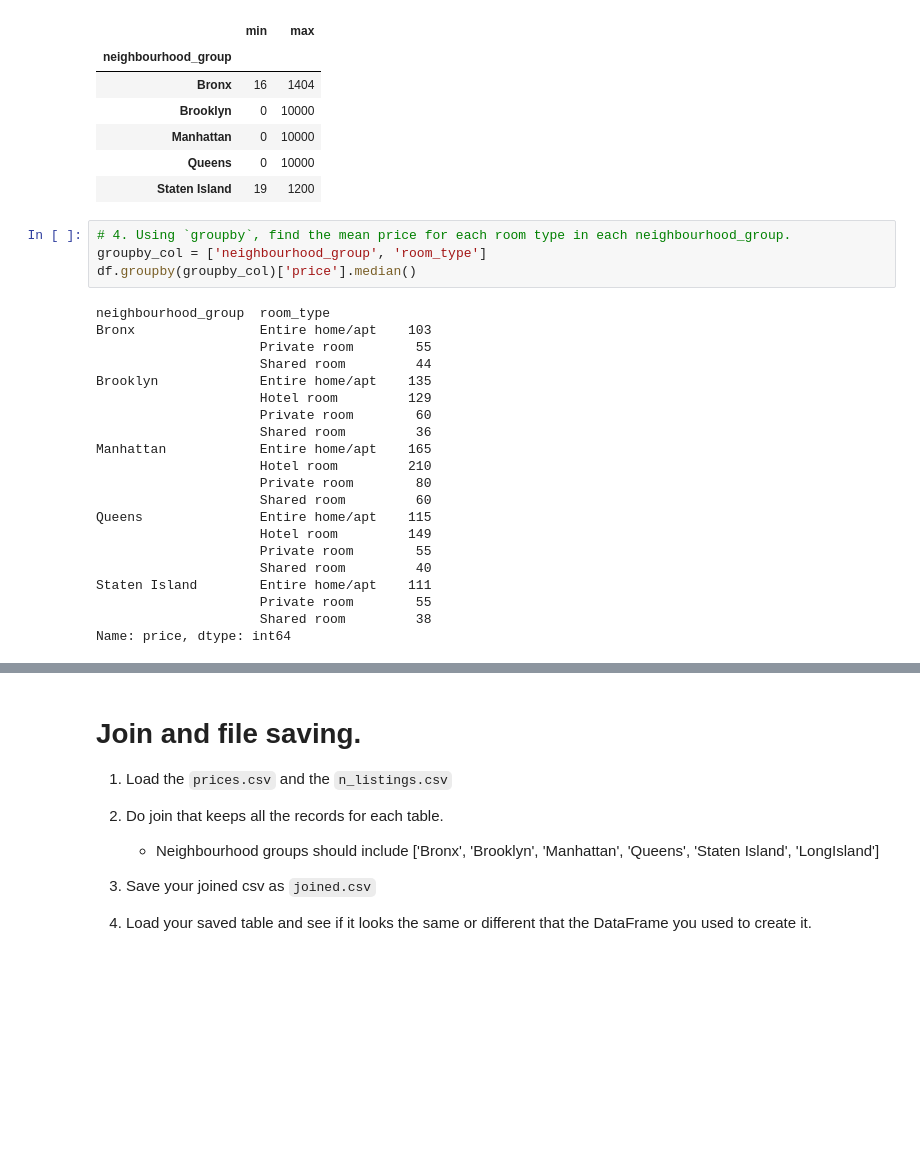
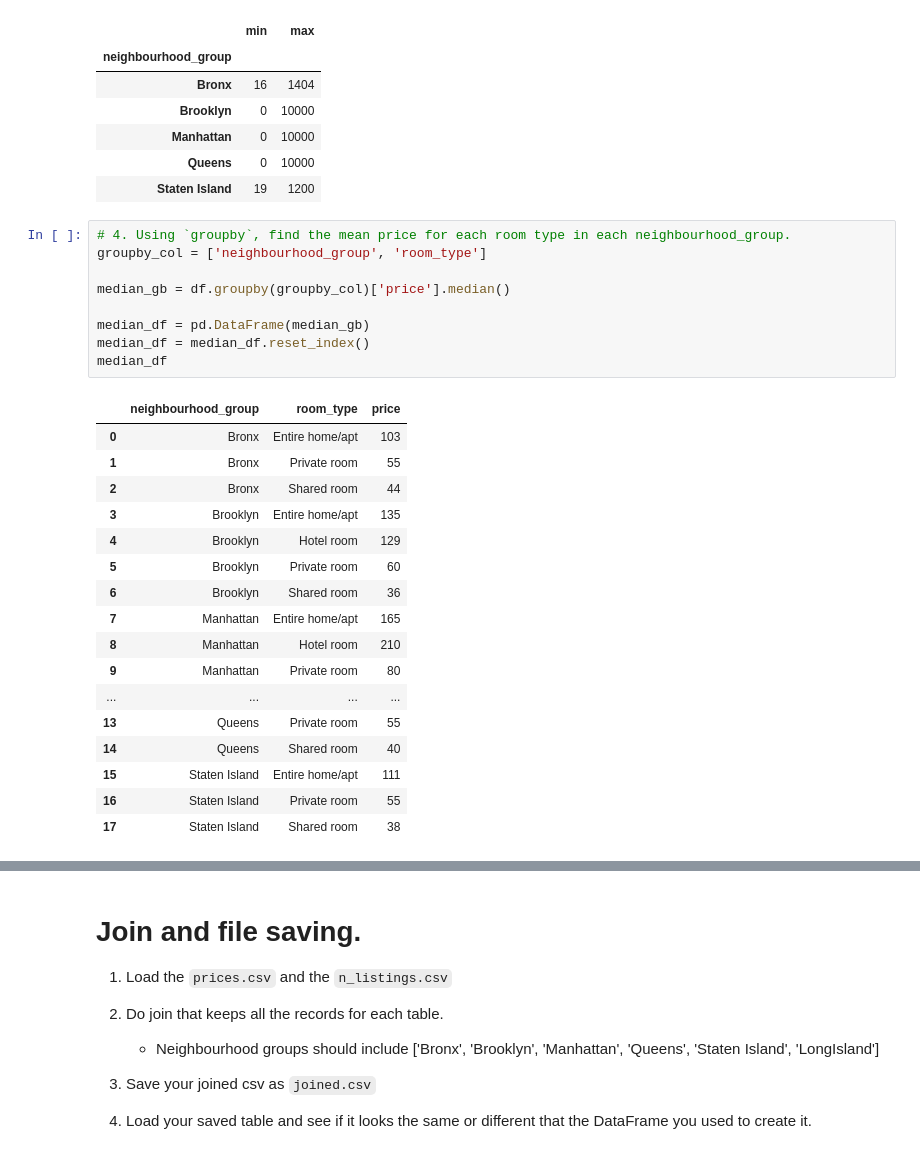
Before and after one commit to xuejin13/2020-fall-data-science, a Jupyter notebook: Week1-Pandas/Exercise.ipynb, the cells around one changed output, grey strips where cells are left out. Drawn from its saved outputs; the diff is of its cells as text; blank space fills up the shorter version.

```diff
--- a/Week1-Pandas/Exercise.ipynb
+++ b/Week1-Pandas/Exercise.ipynb
@@ -234,28 +242,30 @@ df.groupby('neighbourhood_group')['price'].agg(['min', 'max'])
 # %%
 # 4. Using `groupby`, find the mean price for each room type in each neighbourhood_group.
 groupby_col = ['neighbourhood_group', 'room_type']
-df.groupby(groupby_col)['price'].median()
+
+median_gb = df.groupby(groupby_col)['price'].median()
+
+median_df = pd.DataFrame(median_gb)
+median_df = median_df.reset_index()
+median_df
 # %% [output]
-neighbourhood_group  room_type
-Bronx                Entire home/apt    103
-                     Private room        55
-                     Shared room         44
-Brooklyn             Entire home/apt    135
-                     Hotel room         129
-                     Private room        60
-                     Shared room         36
-Manhattan            Entire home/apt    165
-                     Hotel room         210
-                     Private room        80
-                     Shared room         60
-Queens               Entire home/apt    115
-                     Hotel room         149
-                     Private room        55
-                     Shared room         40
-Staten Island        Entire home/apt    111
-                     Private room        55
-                     Shared room         38
-Name: price, dtype: int64
+|  | neighbourhood_group | room_type | price |
+| 0 | Bronx | Entire home/apt | 103 |
+| 1 | Bronx | Private room | 55 |
+| 2 | Bronx | Shared room | 44 |
+| 3 | Brooklyn | Entire home/apt | 135 |
+| 4 | Brooklyn | Hotel room | 129 |
+| 5 | Brooklyn | Private room | 60 |
+| 6 | Brooklyn | Shared room | 36 |
+| 7 | Manhattan | Entire home/apt | 165 |
+| 8 | Manhattan | Hotel room | 210 |
+| 9 | Manhattan | Private room | 80 |
+| ... | ... | ... | ... |
+| 13 | Queens | Private room | 55 |
+| 14 | Queens | Shared room | 40 |
+| 15 | Staten Island | Entire home/apt | 111 |
+| 16 | Staten Island | Private room | 55 |
+| 17 | Staten Island | Shared room | 38 |
 # %%
 # 5. Using `groupby` and `.agg()`, find the count, min, max, mean, median, and std of the prices
 # for each room type in each neighbourhood_group.
```
Also changed, not shown: parts of 11 cells of this notebook.
